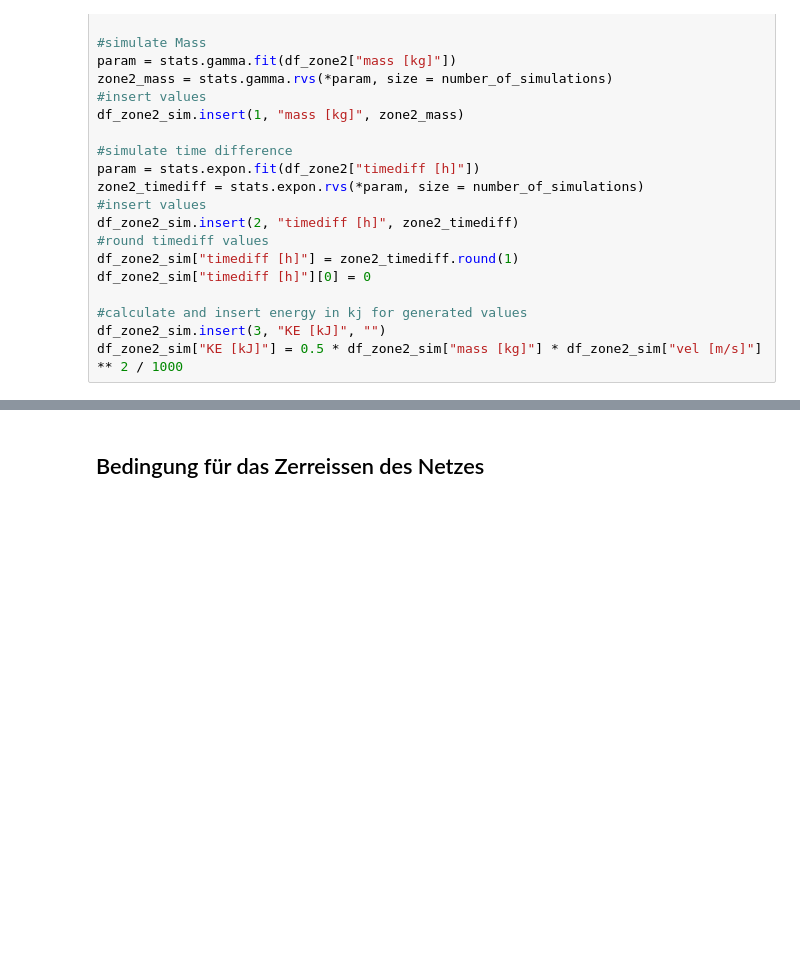
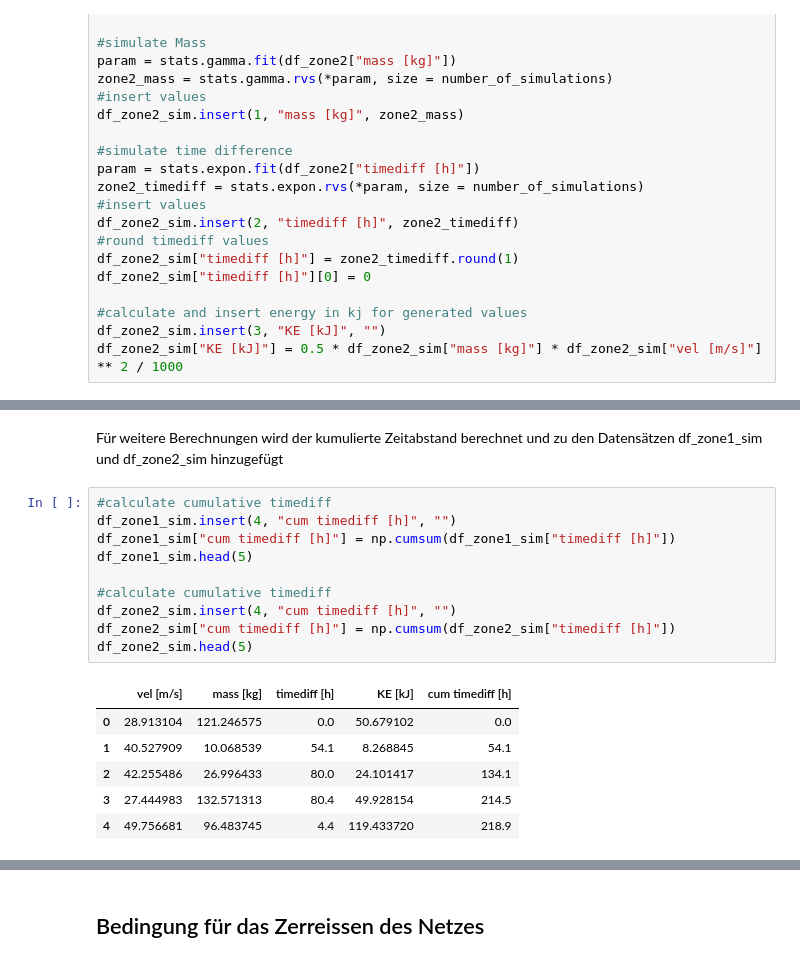
Before and after one commit to ChristianHeeb/cwm1_challenge, a Jupyter notebook: 01_notebook/notebook.ipynb, the cells around one changed output, grey strips where cells are left out. Saved outputs shown, nothing was run; the diff lists cells and outputs as text; blank space fills up the shorter version.

```diff
--- a/01_notebook/notebook.ipynb
+++ b/01_notebook/notebook.ipynb
@@ -796,0 +797,19 @@ df_zone2_sim.head(5)
+# %% [markdown]
+Für weitere Berechnungen wird der kumulierte Zeitabstand berechnet und zu den Datensätzen df_zone1_sim und df_zone2_sim hinzugefügt
+# %%
+#calculate cumulative timediff
+df_zone1_sim.insert(4, "cum timediff [h]", "")
+df_zone1_sim["cum timediff [h]"] = np.cumsum(df_zone1_sim["timediff [h]"])
+df_zone1_sim.head(5)
+
+#calculate cumulative timediff
+df_zone2_sim.insert(4, "cum timediff [h]", "")
+df_zone2_sim["cum timediff [h]"] = np.cumsum(df_zone2_sim["timediff [h]"])
+df_zone2_sim.head(5)
+# %% [output]
+|  | vel [m/s] | mass [kg] | timediff [h] | KE [kJ] | cum timediff [h] |
+| 0 | 28.913104 | 121.246575 | 0.0 | 50.679102 | 0.0 |
+| 1 | 40.527909 | 10.068539 | 54.1 | 8.268845 | 54.1 |
+| 2 | 42.255486 | 26.996433 | 80.0 | 24.101417 | 134.1 |
+| 3 | 27.444983 | 132.571313 | 80.4 | 49.928154 | 214.5 |
+| 4 | 49.756681 | 96.483745 | 4.4 | 119.433720 | 218.9 |
```
Also changed, not shown: parts of 4 cells of this notebook.
